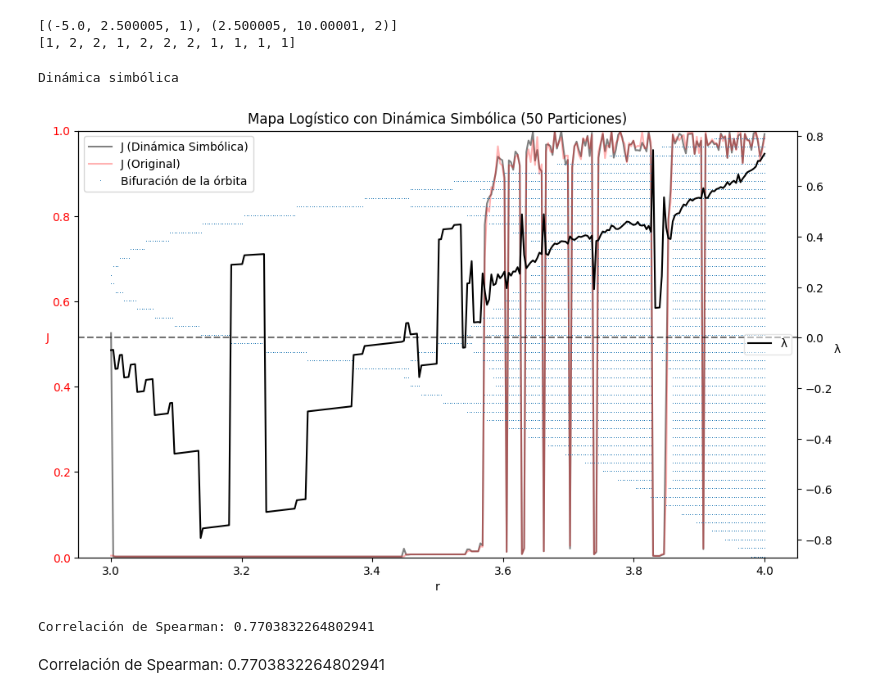
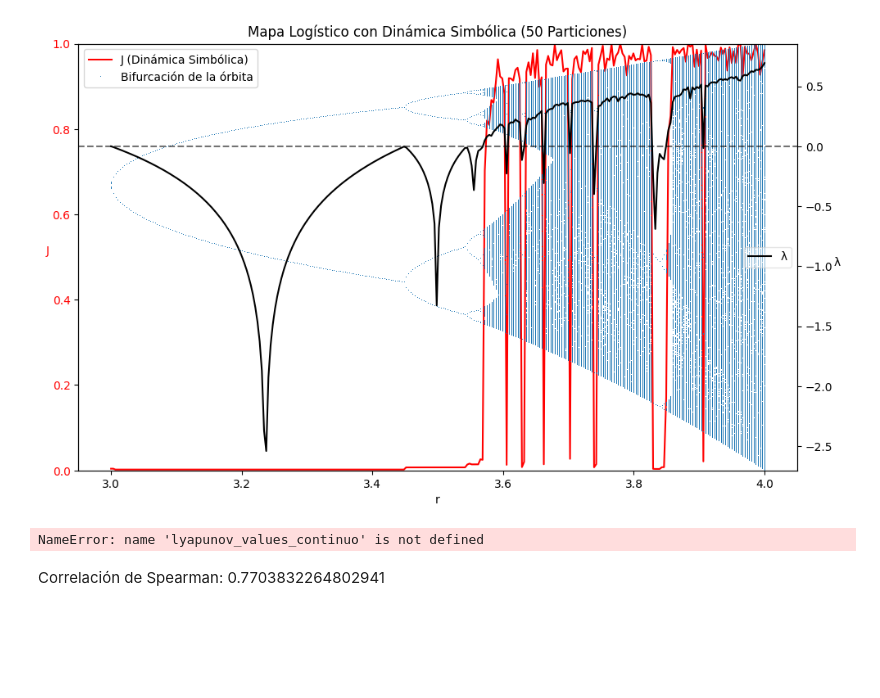
Before and after one commit to EduardoGarcia528/Tesis, a Jupyter notebook: calcula_espacio_fase.ipynb, the cells around one changed output. Cells and saved outputs as stored; diff of their text form; code cells hidden in the pictures; blank space fills up the shorter version.

```diff
--- a/calcula_espacio_fase.ipynb
+++ b/calcula_espacio_fase.ipynb
@@ -48,11 +48,6 @@ def symbolic_sequence_f(orbit, num_partitions):
                 break
 
     return sequence
-# %%
-print(symbolic_sequence_f(np.array([-1,5,3,2,7,9,10,2,-5,0,0.5]), 2))
-# %% [output]
-[(-5.0, 2.500005, 1), (2.500005, 10.00001, 2)]
-[1, 2, 2, 1, 2, 2, 2, 1, 1, 1, 1]
 # %%
 def J_bivariante(X,Y,tau,fases):
     def distancia(p1, p2):
@@ -278,37 +273,36 @@ def plot_orbit_diagram(num_partitions,discreto,interpolacion, size,graficar, r_m
         if discreto == "no":
             ax2.axhline(y=0, color='black', linestyle='--', alpha =0.55)
             ax2.plot(J_index, lyapunov_values, 'black', label = 'λ')
         ax2.set_ylabel('λ', color='black', rotation = 360)
         ax2.tick_params(axis='y', labelcolor='black')
         ax2.legend(loc='center right',framealpha=0.5)
 
         fig.tight_layout()
         # plt.title(f'Logistic Map (Discret ={discreto}, interp= {interpolacion})')
         plt.title(f'Mapa Logístico con Dinámica Simbólica ({num_partitions} Particiones)')
         plt.show()
 
 
     if interpolacion == 'no':
         return J_index, J_values, r_values, orbit_values, lyapunov_values
     else:
         return J_index, J_values, r_values_interp, orbit_values_interp, lyapunov_values
 
 
 with open('logistic_map/lyapunov_continuo.txt', 'r') as f:
         lyapunov_continuo = [float(line.strip()) for line in f]
 
-J_index, J_values, r_values, orbit_values, lyapunov_values = plot_orbit_diagram(50,"si", "no", 20 ,True)
+J_index, J_values, r_values, orbit_values, lyapunov_values = plot_orbit_diagram(50,"no", "no", 20 ,True)
 # J_index, J_values, r_values, orbit_values, lyapunov_values_continuo = plot_orbit_diagram(50,"no", "no", 20 ,True)
 
 
 # Calcular correlación de Spearman
 correlacion, p_valor = spearmanr(lyapunov_values, lyapunov_values_continuo)
 
 print(f'Correlación de Spearman: {correlacion}')
 # %% [output]
+[figure, new version]
-Dinámica simbólica
+NameError: name 'lyapunov_values_continuo' is not defined
-[figure, old version]
-Correlación de Spearman: 0.7703832264802941
 # %% [markdown]
 Correlación de Spearman: 0.7703832264802941
 # %%
```
Also changed, not shown: 5 other files.
